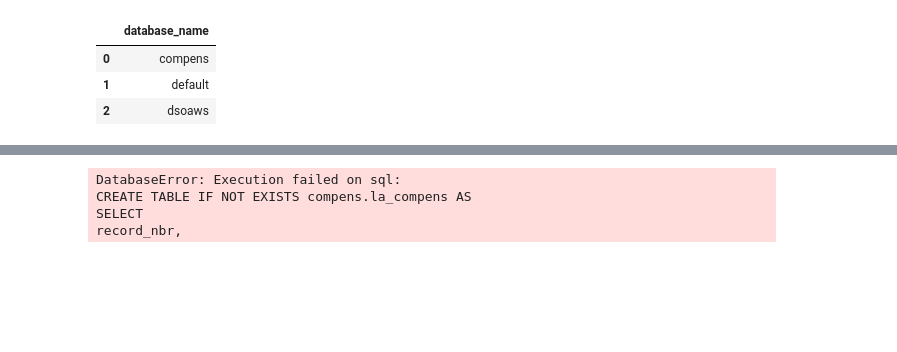
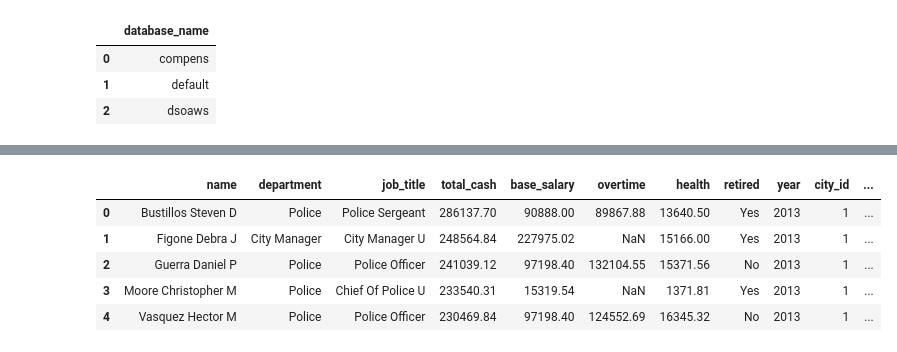
Before and after one commit to unpham/ads-508-project, a Jupyter notebook: athena.ipynb, the cells around one changed output, grey strips where cells are left out. Drawn from its saved outputs; the diff is of its cells as text; code cells hidden in the pictures; blank space fills up the shorter version.

```diff
--- a/athena.ipynb
+++ b/athena.ipynb
@@ -74,38 +145,40 @@ memory usage: 103.5+ MB
-# %%
-table_name_test ='la_compens'
-pd.read_sql(f'DROP TABLE IF EXISTS {database_name}.{table_name_test}', conn)
-
-create_table_test = f"""
-CREATE TABLE IF NOT EXISTS {database_name}.{table_name_test} AS
-SELECT
-record_nbr,
-CAST(pay_year AS INT) AS year,
-department_no,
-CAST(department_title AS VARCHAR) AS department,
-job_class_pgrade,
-job_title,
-employment_type,
-job_status,
-mou,
-mou_title,
-CAST(regular_pay AS FLOAT) AS base_salary,
-CAST(overtime_pay AS FLOAT) AS overtime,
-CAST(all_other_pay AS FLOAT) AS irregular_cash,
-CAST(total_pay AS FLOAT) AS total_cash,
-CAST(city_retirement_contributions AS FLOAT) AS retirement,
-CAST(benefit_pay AS FLOAT) AS health,
-gender,
-ethnicity,
-retirement + health AS total_benefits,
-total_cash + retirement + health AS total_compensation
-FROM compens.la_compensation
-"""
-
-pd.read_sql(create_table_test, conn)
-
-pd.read_sql(f'SELECT * FROM {database_name}.{table_name_test} LIMIT 5', conn)
-# %% [output]
-DatabaseError: Execution failed on sql:
-CREATE TABLE IF NOT EXISTS compens.la_compens AS
-SELECT
-record_nbr,
+# %%
+table_name1='sj_compensation'
+pd.read_sql(f'DROP TABLE IF EXISTS {database_name}.{table_name1}', conn)
+
+
+create_table = f"""
+CREATE EXTERNAL TABLE IF NOT EXISTS {database_name}.{table_name1}(
+                name string,
+                department string,
+                job_title string,
+                total_cash float,
+                base_salary float,
+                overtime float,
+                health float,
+                retired string,
+                year int,
+                city_id int,
+                irregular_cash float,
+                retirement float,
+                other_benefits float,
+                total_benefits float,
+                total_compensation float
+ )
+
+                ROW FORMAT DELIMITED
+                FIELDS TERMINATED BY ','
+                LOCATION '{data_dir}/{table_name1}'
+                TBLPROPERTIES ('skip.header.line.count'='1')
+"""
+
+pd.read_sql(create_table, conn)
+
+pd.read_sql(f'SELECT * FROM {database_name}.{table_name1} LIMIT 5', conn)
+# %% [output]
+|  | name | department | job_title | total_cash | base_salary | overtime | health | retired | year | city_id | ... |
+| 0 | Bustillos Steven D | Police | Police Sergeant | 286137.70 | 90888.00 | 89867.88 | 13640.50 | Yes | 2013 | 1 | ... |
+| 1 | Figone Debra J | City Manager | City Manager U | 248564.84 | 227975.02 | NaN | 15166.00 | Yes | 2013 | 1 | ... |
+| 2 | Guerra Daniel P | Police | Police Officer | 241039.12 | 97198.40 | 132104.55 | 15371.56 | No | 2013 | 1 | ... |
+| 3 | Moore Christopher M | Police | Chief Of Police U | 233540.31 | 15319.54 | NaN | 1371.81 | Yes | 2013 | 1 | ... |
+| 4 | Vasquez Hector M | Police | Police Officer | 230469.84 | 97198.40 | 124552.69 | 16345.32 | No | 2013 | 1 | ... |
```
Also changed, not shown: parts of 24 cells of this notebook.
